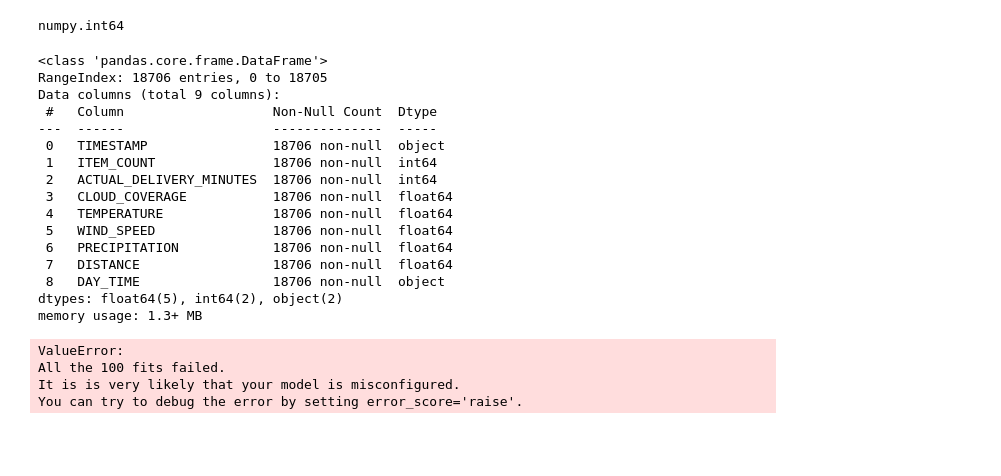
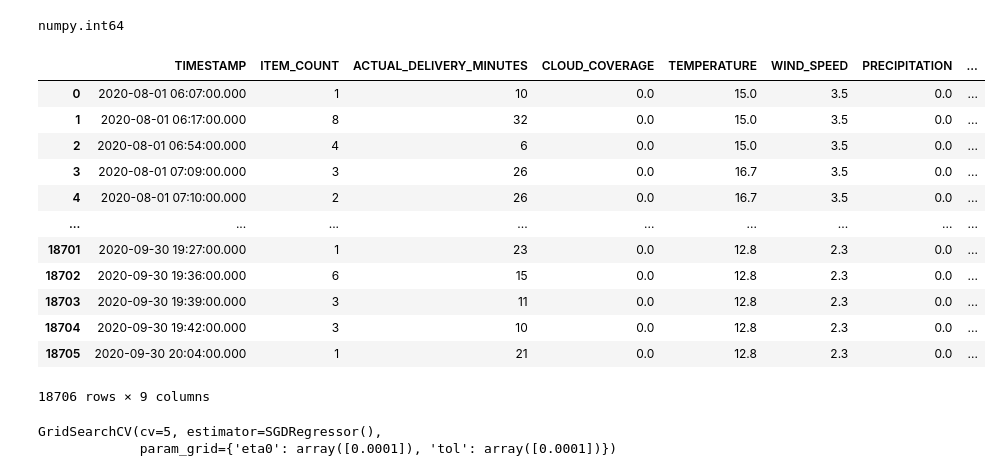
Before and after one commit to VoevodinEgor/ds-dvforecast, a Jupyter notebook: delivery.ipynb, the cells around one changed output. Drawn from its saved outputs; the diff is of its cells as text; code cells hidden in the pictures; blank space fills up the shorter version.

```diff
--- a/delivery.ipynb
+++ b/delivery.ipynb
@@ -327,24 +328,21 @@ type(df2['ACTUAL_DELIVERY_MINUTES'][0])
 # %% [output]
 numpy.int64
 # %%
-df2.info()
+df2
 # %% [output]
+|  | TIMESTAMP | ITEM_COUNT | ACTUAL_DELIVERY_MINUTES | CLOUD_COVERAGE | TEMPERATURE | WIND_SPEED | PRECIPITATION | ... |
+| 0 | 2020-08-01 06:07:00.000 | 1 | 10 | 0.0 | 15.0 | 3.5 | 0.0 | ... |
+| 1 | 2020-08-01 06:17:00.000 | 8 | 32 | 0.0 | 15.0 | 3.5 | 0.0 | ... |
+| 2 | 2020-08-01 06:54:00.000 | 4 | 6 | 0.0 | 15.0 | 3.5 | 0.0 | ... |
+| 3 | 2020-08-01 07:09:00.000 | 3 | 26 | 0.0 | 16.7 | 3.5 | 0.0 | ... |
+| 4 | 2020-08-01 07:10:00.000 | 2 | 26 | 0.0 | 16.7 | 3.5 | 0.0 | ... |
+| ... | ... | ... | ... | ... | ... | ... | ... | ... |
+| 18701 | 2020-09-30 19:27:00.000 | 1 | 23 | 0.0 | 12.8 | 2.3 | 0.0 | ... |
+| 18702 | 2020-09-30 19:36:00.000 | 6 | 15 | 0.0 | 12.8 | 2.3 | 0.0 | ... |
+| 18703 | 2020-09-30 19:39:00.000 | 3 | 11 | 0.0 | 12.8 | 2.3 | 0.0 | ... |
+| 18704 | 2020-09-30 19:42:00.000 | 3 | 10 | 0.0 | 12.8 | 2.3 | 0.0 | ... |
+| 18705 | 2020-09-30 20:04:00.000 | 1 | 21 | 0.0 | 12.8 | 2.3 | 0.0 | ... |
-<class 'pandas.core.frame.DataFrame'>
-RangeIndex: 18706 entries, 0 to 18705
-Data columns (total 9 columns):
- #   Column                   Non-Null Count  Dtype
----  ------                   --------------  -----
- 0   TIMESTAMP                18706 non-null  object
- 1   ITEM_COUNT               18706 non-null  int64
- 2   ACTUAL_DELIVERY_MINUTES  18706 non-null  int64
- 3   CLOUD_COVERAGE           18706 non-null  float64
- 4   TEMPERATURE              18706 non-null  float64
- 5   WIND_SPEED               18706 non-null  float64
- 6   PRECIPITATION            18706 non-null  float64
- 7   DISTANCE                 18706 non-null  float64
- 8   DAY_TIME                 18706 non-null  object
-dtypes: float64(5), int64(2), object(2)
-memory usage: 1.3+ MB
+18706 rows × 9 columns
 # %%
 X = df2.drop(['ACTUAL_DELIVERY_MINUTES','TIMESTAMP'], axis=1)
 y = df2['ACTUAL_DELIVERY_MINUTES']
@@ -354,17 +352,16 @@ X_train, X_test, y_train, y_test = train_test_split(
 # %%
-from sklearn.linear_model import SGDClassifier
-clf = SGDClassifier()
-parametrs = { 'penalty': range (15,20),
-              'max_iter': range (996, 1000),
-              'loss': ['hinge']
+from sklearn.linear_model import SGDRegressor
+from sklearn.metrics import mean_squared_error
+from sklearn.preprocessing import StandardScaler
+clf = SGDRegressor()
+parametrs = { 'tol': np.arange (0.0001, 0.1),
+              'eta0': np.arange (0.0001, 0.1)
             }
 grid = GridSearchCV(clf, parametrs, cv=5)
 grid.fit(X_test,y_test)
 # %% [output]
-ValueError:
-All the 100 fits failed.
-It is is very likely that your model is misconfigured.
-You can try to debug the error by setting error_score='raise'.
+GridSearchCV(cv=5, estimator=SGDRegressor(),
+             param_grid={'eta0': array([0.0001]), 'tol': array([0.0001])})
 # %%
 print(" Results from Grid Search " )
 print("\n The best estimator across ALL searched params:\n",grid.best_estimator_)
```
Also changed, not shown: parts of 15 cells of this notebook.
